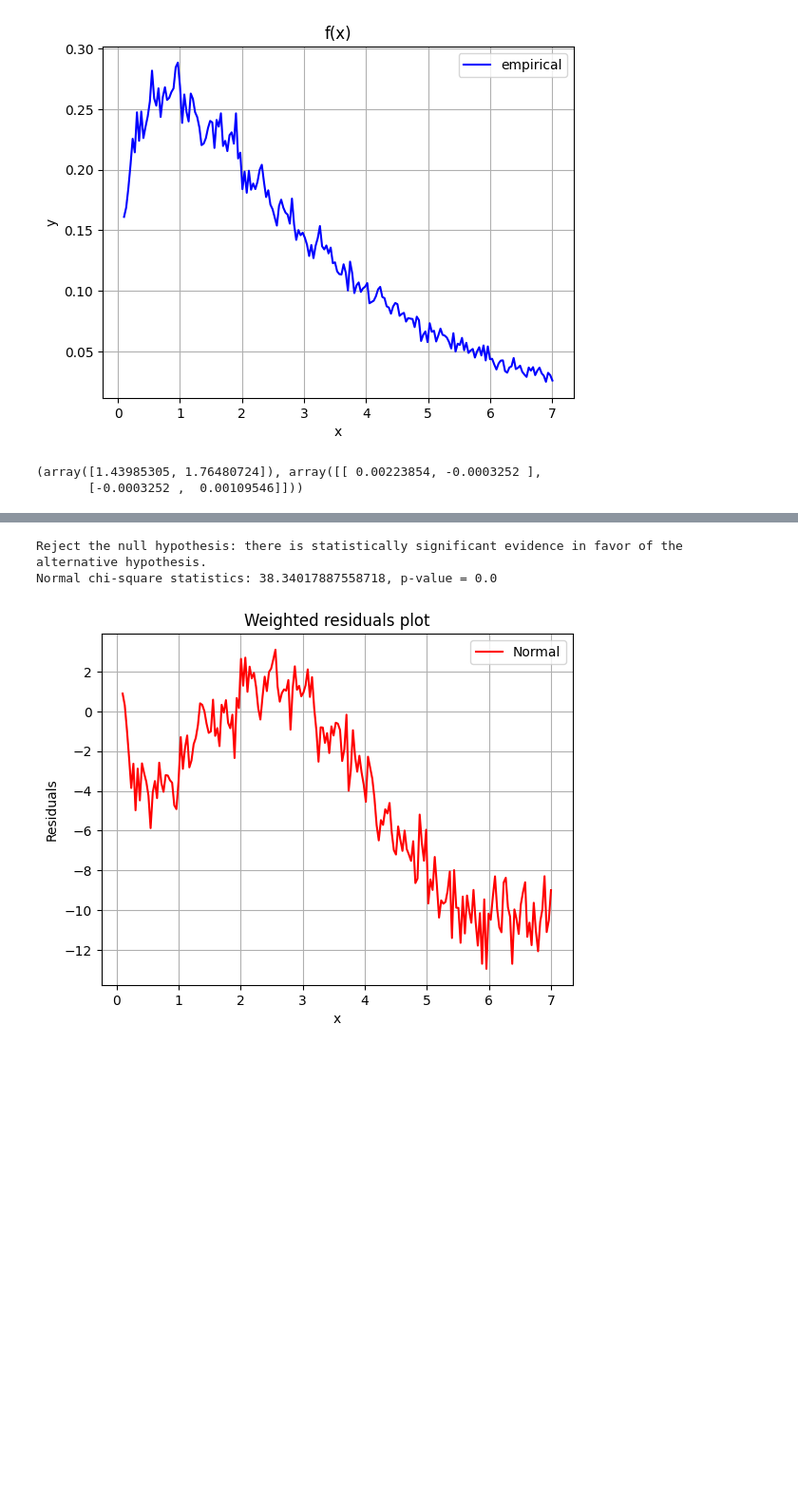
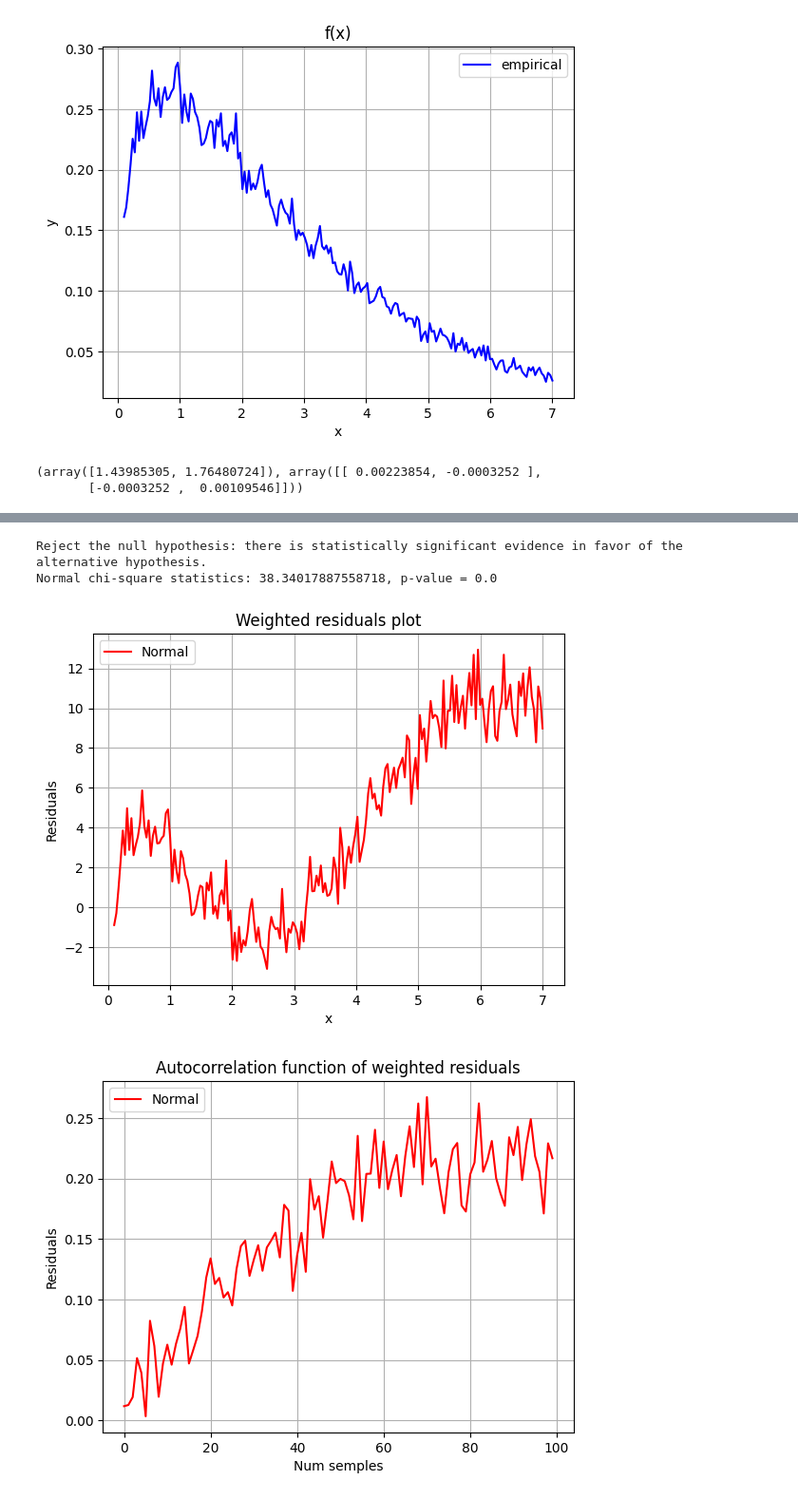
Before and after one commit to InnerShadow/Data-Minig, a Jupyter notebook: Lab2/kab2.ipynb, the cells around one changed output, grey strips where cells are left out. Shown at 95% size. Cells and saved outputs as stored; diff of their text form; code cells hidden in the pictures; blank space fills up the shorter version.

```diff
--- a/Lab2/kab2.ipynb
+++ b/Lab2/kab2.ipynb
@@ -44,9 +44,25 @@ def chi_square_statistics(x, y, sigma, func, alpha, args):
 alpha = 0.05
 # %%
 def weighted_residuals_calculate(x, y, sigma, func, args):
-    residuals = (func(x, *args) - y) / sigma
+    residuals = (y - func(x, *args)) / sigma
 
     return residuals
+# %%
+def Autocorrelation(x, y, sigma, func, args):
+    residuals = weighted_residuals_calculate(x, y, sigma, func, args)
+
+    N = len(x)
+    k = N // 2
+    A = np.zeros(k)
+
+    for i in range(k):
+        s1 = 0
+        for j in range(N - k + 1):
+            s1 += residuals[j] * residuals[i + k - 1]
+
+        A[i] = (1 / (N - k + 1) * s1) / (np.sum(residuals ** 2) / N)
+
+    return A
 # %%
 plt.plot(x, y, label = 'empirical', c = 'blue')
 plt.xlabel('x')
@@ -65,34 +81,44 @@ def Normal(x, m, sigma):
 mormal_res = curve_fit(Normal, x, y)
 
 print(mormal_res)
 
 plt.plot(x, y, label = 'empirical', c = 'blue')
 plt.plot(x, Normal(x, *mormal_res[0]), label = 'Normal', c = 'red')
 plt.xlabel('x')
 plt.ylabel('y')
 plt.title('f(x)')
 plt.legend()
 plt.grid(True)
 plt.show()
 
 normal_chi_statistics = chi_square_statistics(x, y, sigma, Normal, alpha, mormal_res[0])
 print(f'Normal chi-square statistics: {normal_chi_statistics[0]}, p-value = {normal_chi_statistics[1]}')
 
 normal_residuals = weighted_residuals_calculate(x, y, sigma, Normal, mormal_res[0])
 plt.plot(x, normal_residuals, label = 'Normal', c = 'red')
 plt.xlabel('x')
 plt.ylabel('Residuals')
 plt.title('Weighted residuals plot')
 plt.grid(True)
 plt.legend()
 plt.show()
+
+norma_autocorrelation = Autocorrelation(x, y, sigma, Normal, mormal_res[0])
+plt.plot(range(len(norma_autocorrelation)), norma_autocorrelation, label = 'Normal', c = 'red')
+plt.xlabel('Num semples')
+plt.ylabel('Residuals')
+plt.title('Autocorrelation function of weighted residuals')
+plt.grid(True)
+plt.legend()
+plt.show()
 # %% [output]
 (array([1.43985305, 1.76480724]), array([[ 0.00223854, -0.0003252 ],
        [-0.0003252 ,  0.00109546]]))
 [figure]
 Reject the null hypothesis: there is statistically significant evidence in favor of the alternative hypothesis.
 Normal chi-square statistics: 38.34017887558718, p-value = 0.0
-[figure, old version]
+[figure, new version]
+[figure, added]
 # %%
 def Rayleigh(x, sigma):
     return x / (sigma ** 2) * np.exp(-1 * x ** 2 / (2 * sigma ** 2))
```
Also changed, not shown: parts of 2 cells of this notebook.
